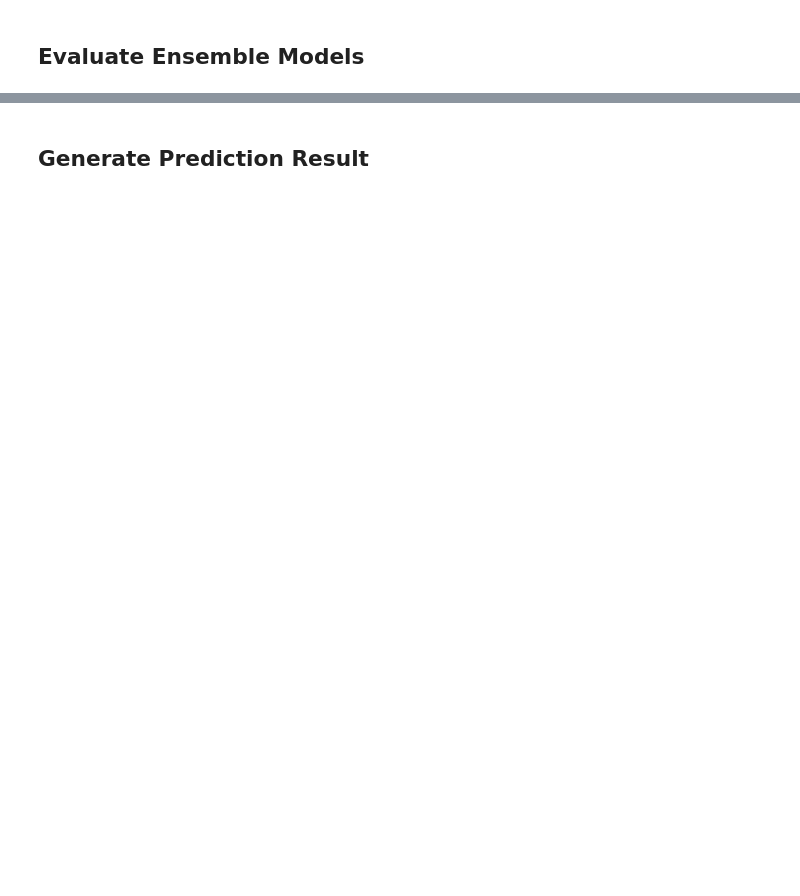
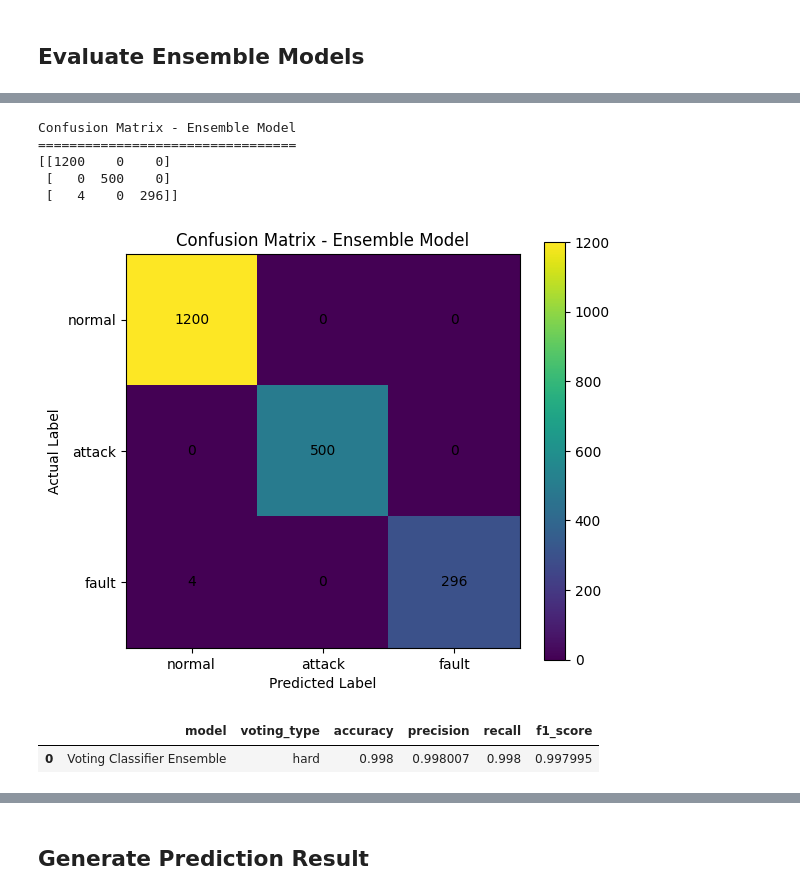
Before and after one commit to rrrambatsigma/project-kda-kelompok3, a Jupyter notebook: notebook/TemplatePipelinePrediksi.ipynb, the cells around one changed output, grey strips where cells are left out. Drawn from its saved outputs; the diff is of its cells as text; code cells hidden in the pictures; blank space fills up the shorter version.

```diff
--- a/notebook/TemplatePipelinePrediksi.ipynb
+++ b/notebook/TemplatePipelinePrediksi.ipynb
@@ -2852,0 +2393,75 @@ print("- proses enkripsi hasil prediksi")
+# %%
+ensemble_cm = confusion_matrix(
+    y_test,
+    ensemble_pred,
+    labels=[0, 1, 2]
+)
+
+print("Confusion Matrix - Ensemble Model")
+print("=================================")
+print(ensemble_cm)
+# %% [output]
+Confusion Matrix - Ensemble Model
+=================================
+[[1200    0    0]
+ [   0  500    0]
+ [   4    0  296]]
+# %%
+plt.figure(figsize=(6, 5))
+
+plt.imshow(
+    ensemble_cm,
+    interpolation="nearest"
+)
+
+plt.title("Confusion Matrix - Ensemble Model")
+plt.colorbar()
+
+tick_marks = np.arange(len(target_names))
+
+plt.xticks(
+    tick_marks,
+    target_names
+)
+
+plt.yticks(
+    tick_marks,
+    target_names
+)
+
+for i in range(ensemble_cm.shape[0]):
+    for j in range(ensemble_cm.shape[1]):
+        plt.text(
+            j,
+            i,
+            ensemble_cm[i, j],
+            ha="center",
+            va="center"
+        )
+
+plt.xlabel("Predicted Label")
+plt.ylabel("Actual Label")
+plt.tight_layout()
+plt.show()
+# %% [output]
+[figure, added]
+# %%
+# ============================================================
+# 12.6 TABEL HASIL EVALUASI ENSEMBLE
+# ============================================================
+
+ensemble_evaluation_result = pd.DataFrame([
+    {
+        "model": "Voting Classifier Ensemble",
+        "voting_type": "hard",
+        "accuracy": ensemble_accuracy,
+        "precision": ensemble_precision,
+        "recall": ensemble_recall,
+        "f1_score": ensemble_f1
+    }
+])
+
+display(ensemble_evaluation_result)
+# %% [output]
+|  | model | voting_type | accuracy | precision | recall | f1_score |
+| 0 | Voting Classifier Ensemble | hard | 0.998 | 0.998007 | 0.998 | 0.997995 |
```
Also changed, not shown: parts of 112 cells of this notebook, 22 other files.
